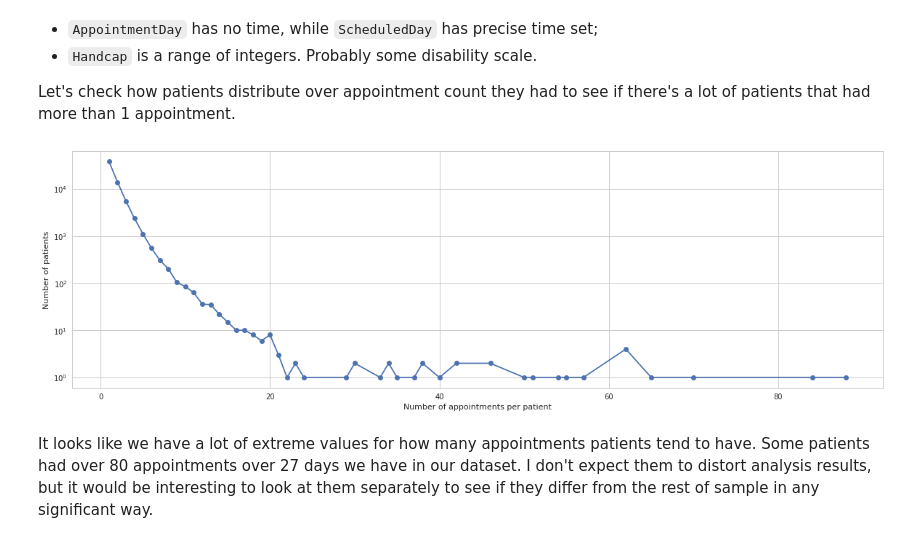
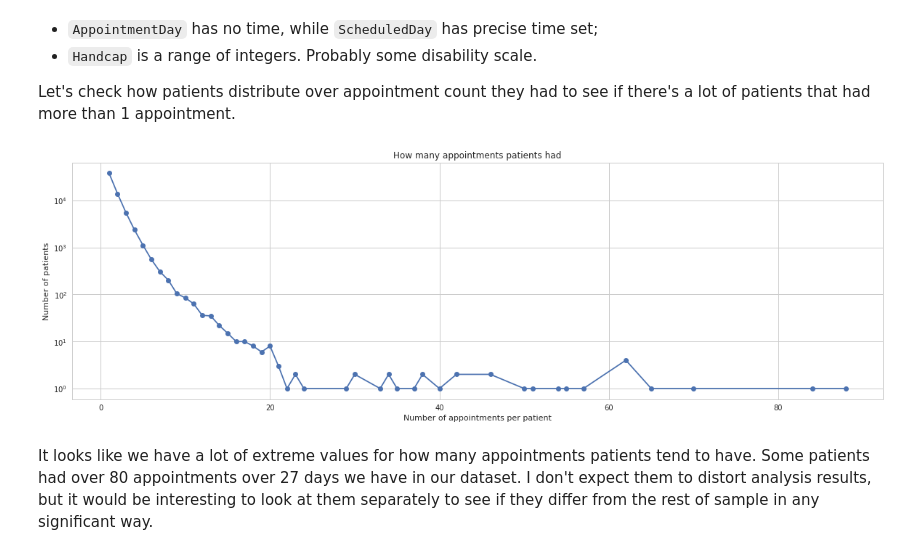
Before and after one commit to despacito123/data-analyst-nanodegree, a Jupyter notebook: 3. Investigate a Dataset/Investigate_a_Dataset.ipynb, the cells around one changed output. Cells and saved outputs as stored; diff of their text form; code cells hidden in the pictures.

Commit message:
added titles to the charts

```diff
--- a/3. Investigate a Dataset/Investigate_a_Dataset.ipynb
+++ b/3. Investigate a Dataset/Investigate_a_Dataset.ipynb
@@ -165,21 +165,22 @@ Let's check how patients distribute over appointment count they had to see if th
 # %%
 patient_counts_by_appointment_counts = (df.groupby('PatientId')
                                        .size()
                                        .value_counts()
                                        .reset_index()
                                        .rename(columns = {'index': 'AppointmentCount',
                                                           0: 'PatientCount'})
                                        .sort_values('AppointmentCount'))
 
 fig, ax = plt.subplots(figsize=(20, 6))
 ax.set_yscale('log')
 plt.plot(patient_counts_by_appointment_counts['AppointmentCount'],
          patient_counts_by_appointment_counts['PatientCount'],
          'o-')
+plt.title('How many appointments patients had')
 plt.xlabel('Number of appointments per patient')
 plt.ylabel('Number of patients');
 # %% [output]
-[figure, old version]
+[figure, new version]
 # %% [markdown]
 It looks like we have a lot of extreme values for how many appointments patients tend to have. Some patients had over 80 appointments over 27 days we have in our dataset. I don't expect them to distort analysis results, but it would be interesting to look at them separately to see if they differ from the rest of sample in any significant way.
 # %% [markdown]
```
Also changed, not shown: parts of 8 cells of this notebook, 1 other file.
